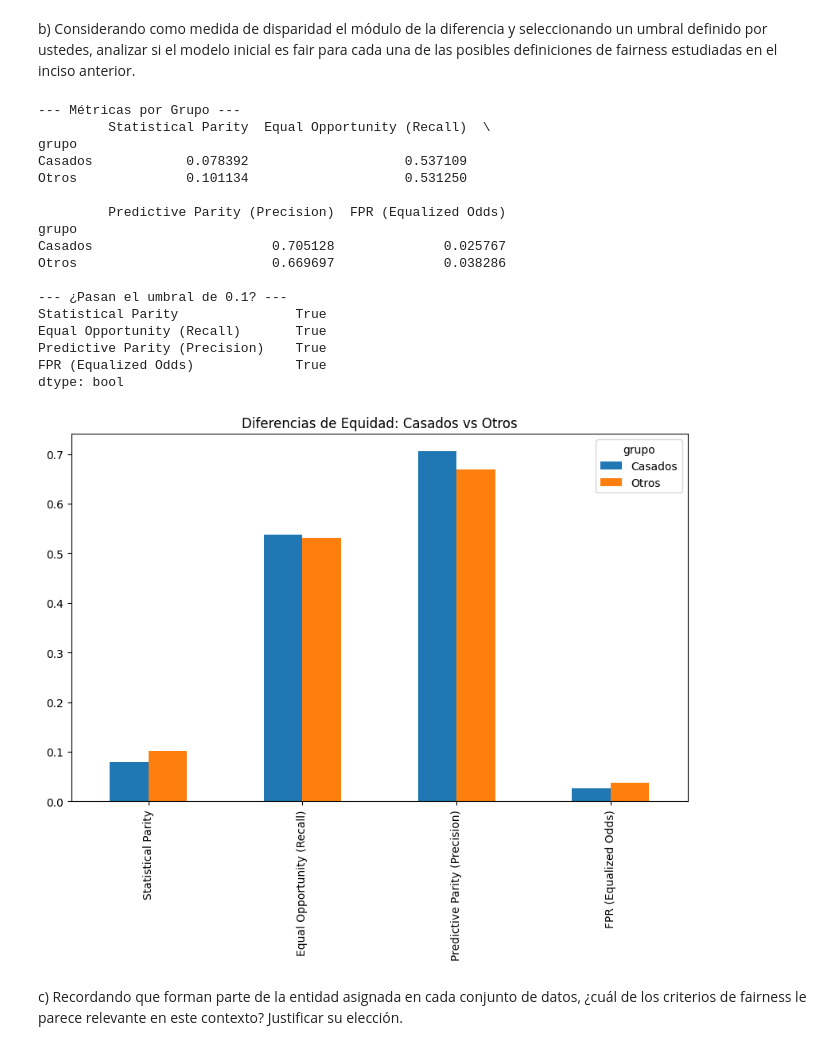
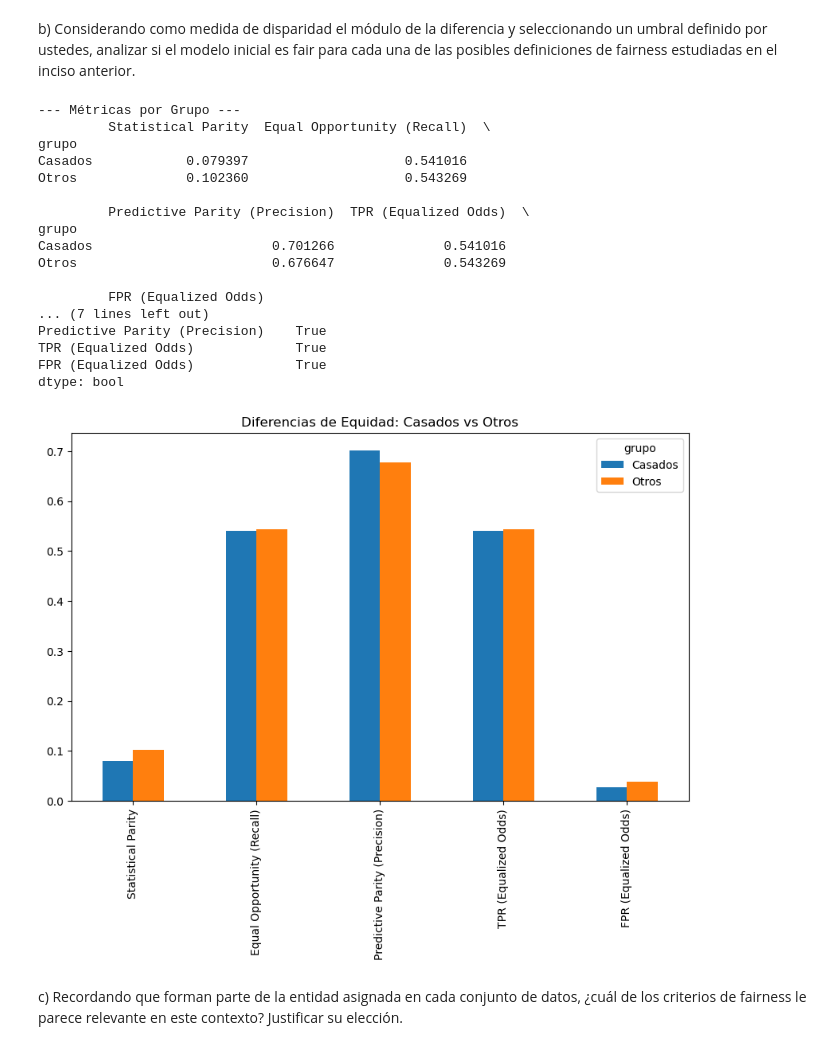
Before and after one commit to eltanook/bank-marketing, a Jupyter notebook: ej3.ipynb, the cells around one changed output. Cells and saved outputs as stored; diff of their text form; code cells hidden in the pictures.

Commit message:
cambios muy menores.Agregué algo de texto a Equalized Odds. agrgué TPR al print de umbral y poco más

```diff
--- a/ej3.ipynb
+++ b/ej3.ipynb
@@ -67,45 +67,50 @@ def calcular_metricas(df_grupo):
         tn = ((yt == 0) & (yp == 0)).sum()
         return fp / (fp + tn) if (fp + tn) > 0 else 0
 
+
     return pd.Series({
         'Statistical Parity': paridad_est,
         'Equal Opportunity (Recall)': recall,
         'Predictive Parity (Precision)': precision,
+        'TPR (Equalized Odds)': recall,
         'FPR (Equalized Odds)': get_fpr(df_grupo['y_true'], df_grupo['y_pred'])
+        #agregado mati
+        #'Equalized Odds OK': equalized_odds
     })
 
 metricas_por_grupo = resultados.groupby('grupo').apply(calcular_metricas)
+#metricas_numericas = metricas_por_grupo.drop(columns=['Equalized Odds OK'])
 print("--- Métricas por Grupo ---")
 print(metricas_por_grupo)
 
 diferencias = (metricas_por_grupo.loc['Casados'] - metricas_por_grupo.loc['Otros']).abs()
 umbral = 0.1
-print(f"\n--- ¿Pasan el umbral de {umbral}? ---")
+print(f"\n--- ¿Cumplen con el umbral de {umbral}? ---")
 print(diferencias < umbral)
 
 # Grafiquito
 metricas_por_grupo.T.plot(kind='bar', figsize=(10, 6))
 plt.title('Diferencias de Equidad: Casados vs Otros')
 plt.show()
 # %% [output]
 --- Métricas por Grupo ---
          Statistical Parity  Equal Opportunity (Recall)  \
 grupo
-Casados            0.078392                    0.537109
-Otros              0.101134                    0.531250
+Casados            0.079397                    0.541016
+Otros              0.102360                    0.543269
 
-         Predictive Parity (Precision)  FPR (Equalized Odds)
+         Predictive Parity (Precision)  TPR (Equalized Odds)  \
 grupo
-Casados                       0.705128              0.025767
-Otros                         0.669697              0.038286
+Casados                       0.701266              0.541016
+Otros                         0.676647              0.543269
 
---- ¿Pasan el umbral de 0.1? ---
-Statistical Parity               True
-Equal Opportunity (Recall)       True
+         FPR (Equalized Odds)
+... (7 lines left out)
 Predictive Parity (Precision)    True
+TPR (Equalized Odds)             True
 FPR (Equalized Odds)             True
 dtype: bool
-[figure, old version]
+[figure, new version]
 # %% [markdown]
 c) Recordando que forman parte de la entidad asignada en cada conjunto de datos, ¿cuál de los criterios de fairness le parece relevante en este contexto? Justificar su elección.
 # %% [markdown]
```
Also changed, not shown: parts of 1 cell of this notebook, 1 other file.
